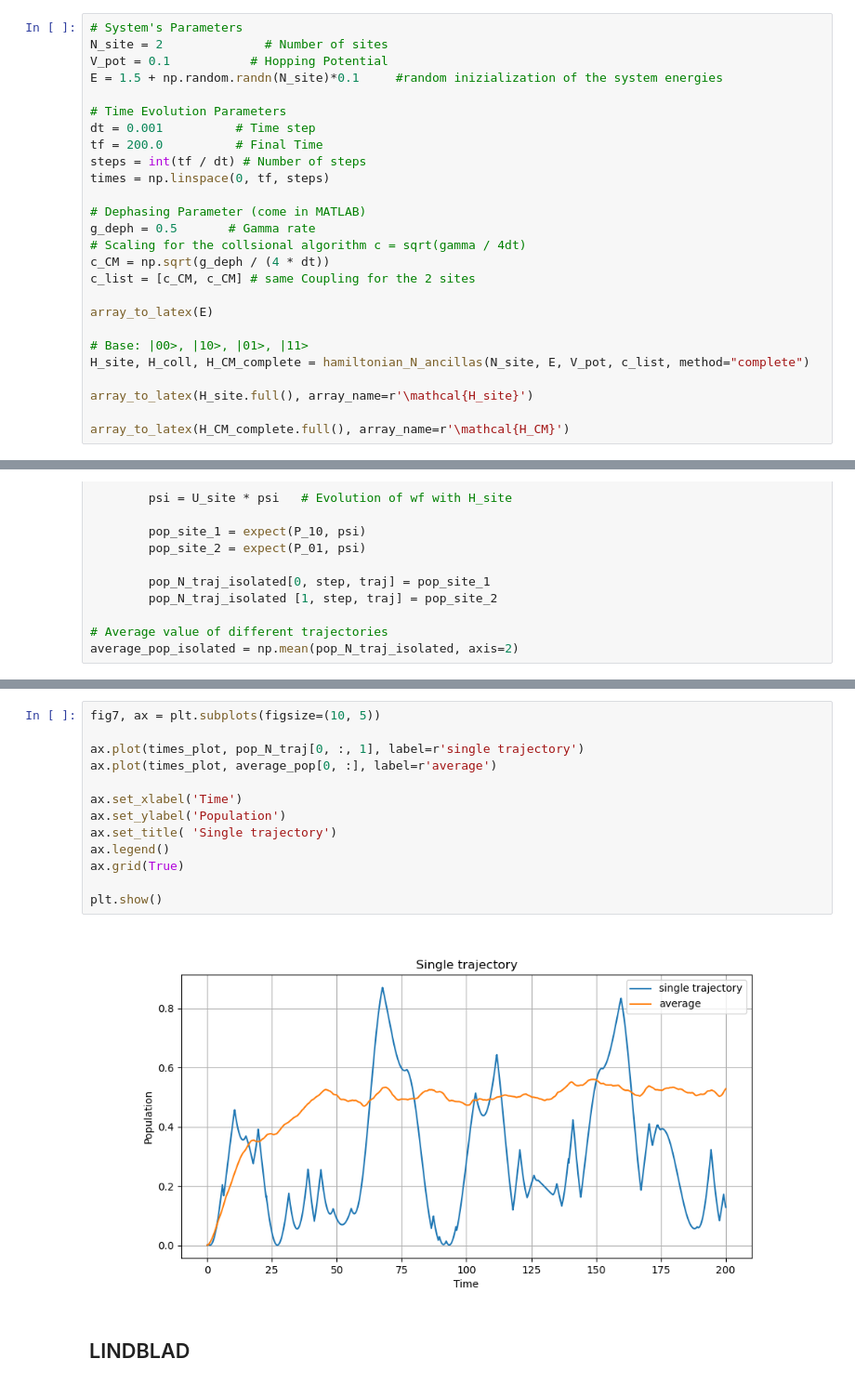
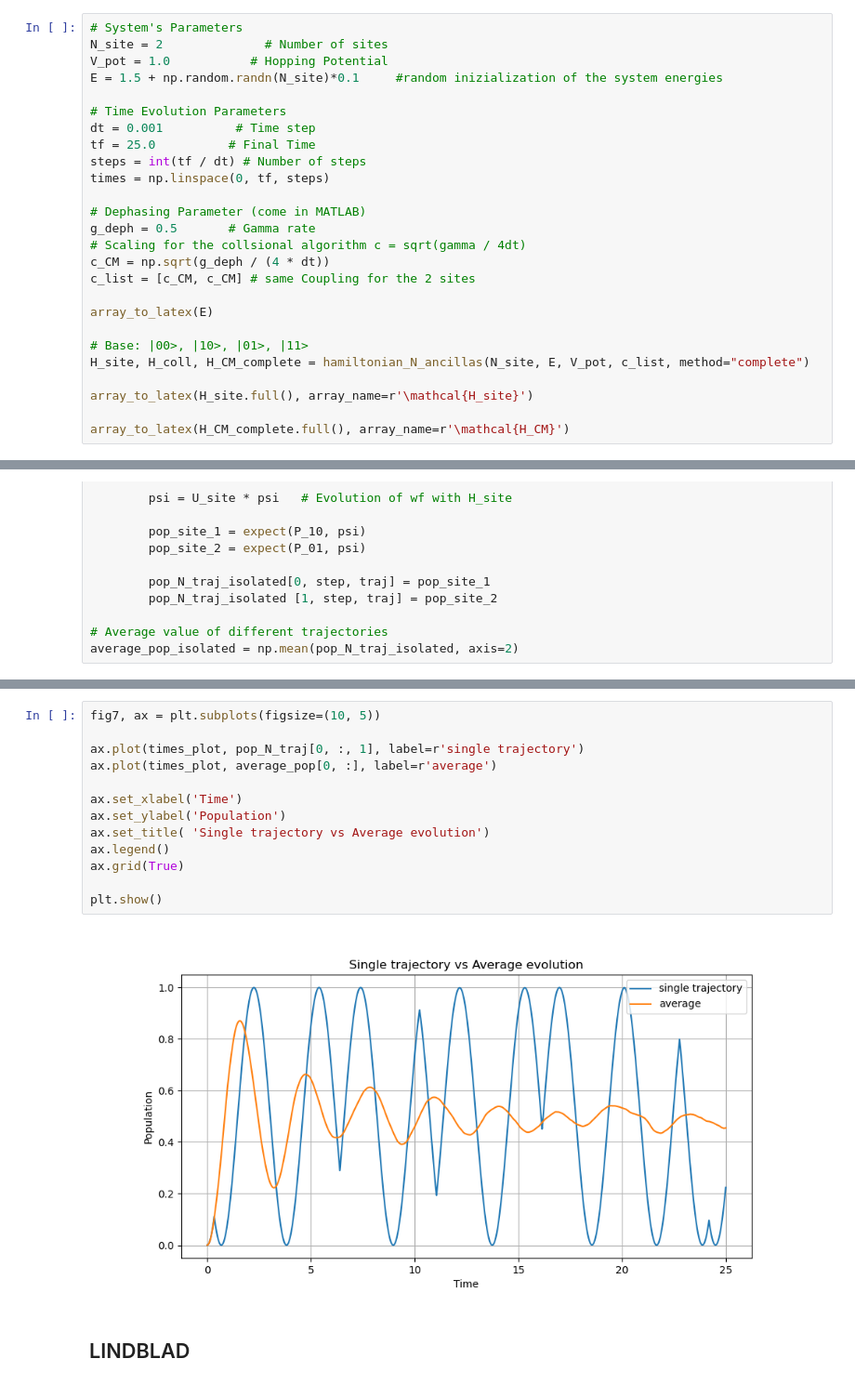
Before and after one commit to francescociavarella/Collisional-Methods, a Jupyter notebook: Codes/Exciton Dimer.ipynb, the cells around one changed output, grey strips where cells are left out. Shown at 93% size. Drawn from its saved outputs; the diff is of its cells as text.

```diff
--- a/Codes/Exciton Dimer.ipynb
+++ b/Codes/Exciton Dimer.ipynb
@@ -482,12 +482,12 @@ Let's first define the Hamiltonian $ \mathcal{H}_{CM} $ using a single ancilla $
 # %%
 # System's Parameters
 N_site = 2              # Number of sites
-V_pot = 0.1           # Hopping Potential
+V_pot = 1.0           # Hopping Potential
 E = 1.5 + np.random.randn(N_site)*0.1     #random inizialization of the system energies
 
 # Time Evolution Parameters
 dt = 0.001          # Time step
-tf = 200.0          # Final Time
+tf = 25.0          # Final Time
 steps = int(tf / dt) # Number of steps
 times = np.linspace(0, tf, steps)
 
@@ -790,18 +790,18 @@ plt.show()
 # %%
 fig7, ax = plt.subplots(figsize=(10, 5))
 
 ax.plot(times_plot, pop_N_traj[0, :, 1], label=r'single trajectory')
 ax.plot(times_plot, average_pop[0, :], label=r'average')
 
 ax.set_xlabel('Time')
 ax.set_ylabel('Population')
-ax.set_title( 'Single trajectory')
+ax.set_title( 'Single trajectory vs Average evolution')
 ax.legend()
 ax.grid(True)
 
 plt.show()
 # %% [output]
-[figure, old version]
+[figure, new version]
 # %% [markdown]
 ## LINDBLAD
 # %%
```
Also changed, not shown: parts of 9 cells of this notebook, 1 other file.
